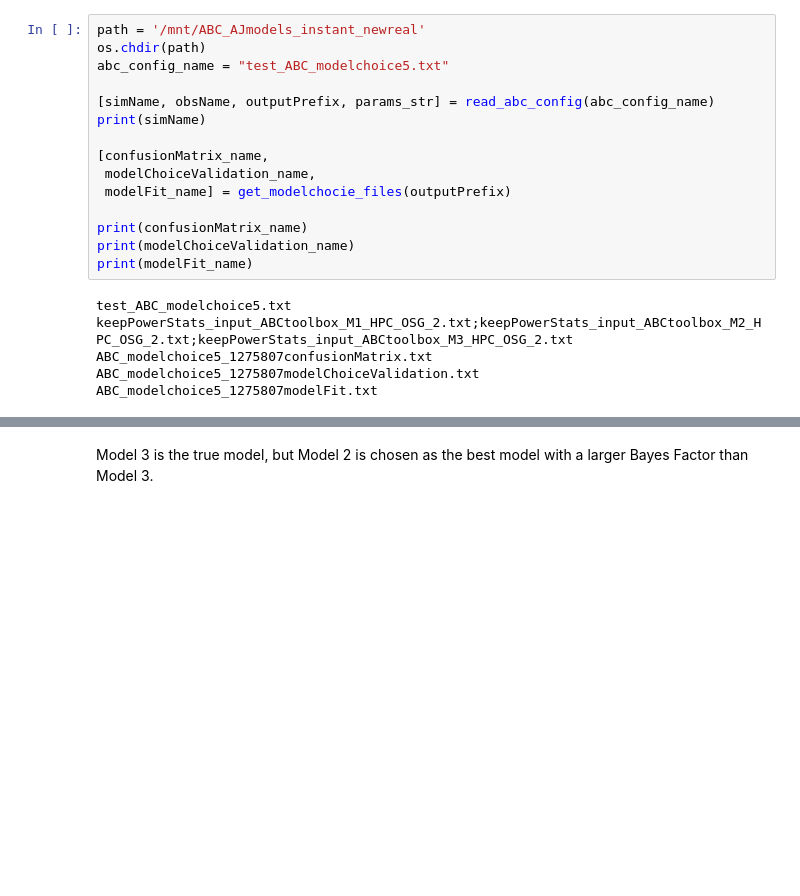
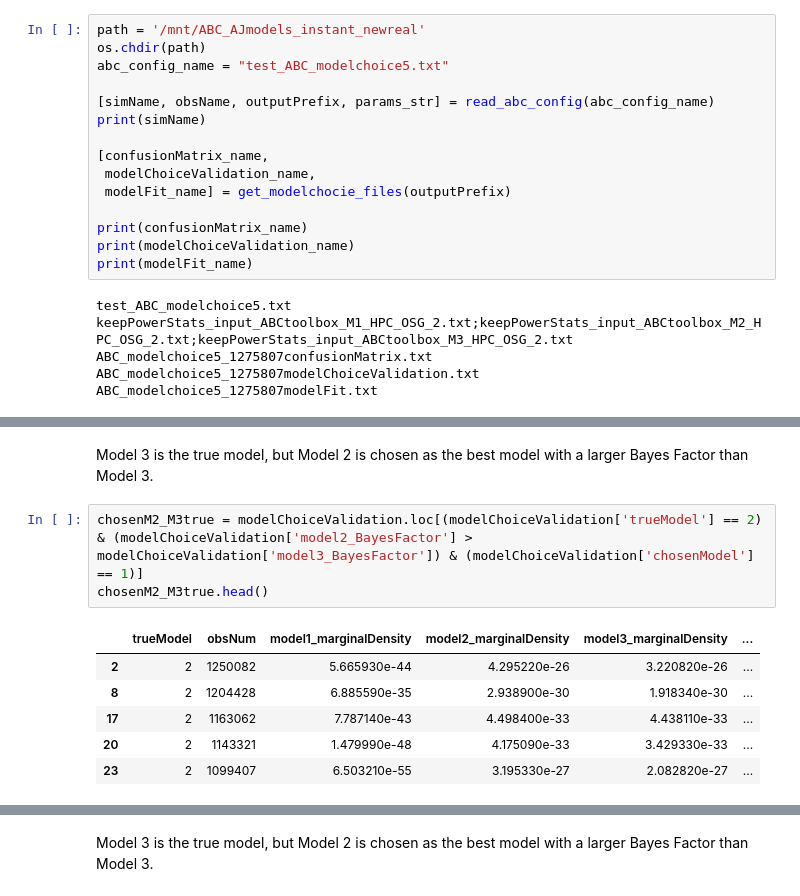
Before and after one commit to agladstein/ABC_results_AJ, a Jupyter notebook: chr1_AJmodels/assess_ABCtoolbox.ipynb, the cells around one changed output, grey strips where cells are left out. Saved outputs shown, nothing was run; the diff lists cells and outputs as text; blank space fills up the shorter version.

```diff
--- a/chr1_AJmodels/assess_ABCtoolbox.ipynb
+++ b/chr1_AJmodels/assess_ABCtoolbox.ipynb
@@ -87,0 +210,12 @@ ABC_modelchoice5_1275807modelFit.txt
+# %% [markdown]
+Model 3 is the true model, but Model 2 is chosen as the best model with a larger Bayes Factor than Model 3.
+# %%
+chosenM2_M3true = modelChoiceValidation.loc[(modelChoiceValidation['trueModel'] == 2) & (modelChoiceValidation['model2_BayesFactor'] > modelChoiceValidation['model3_BayesFactor']) & (modelChoiceValidation['chosenModel'] == 1)]
+chosenM2_M3true.head()
+# %% [output]
+|  | trueModel | obsNum | model1_marginalDensity | model2_marginalDensity | model3_marginalDensity | ... |
+| 2 | 2 | 1250082 | 5.665930e-44 | 4.295220e-26 | 3.220820e-26 | ... |
+| 8 | 2 | 1204428 | 6.885590e-35 | 2.938900e-30 | 1.918340e-30 | ... |
+| 17 | 2 | 1163062 | 7.787140e-43 | 4.498400e-33 | 4.438110e-33 | ... |
+| 20 | 2 | 1143321 | 1.479990e-48 | 4.175090e-33 | 3.429330e-33 | ... |
+| 23 | 2 | 1099407 | 6.503210e-55 | 3.195330e-27 | 2.082820e-27 | ... |
```
Also changed, not shown: parts of 35 cells of this notebook.
